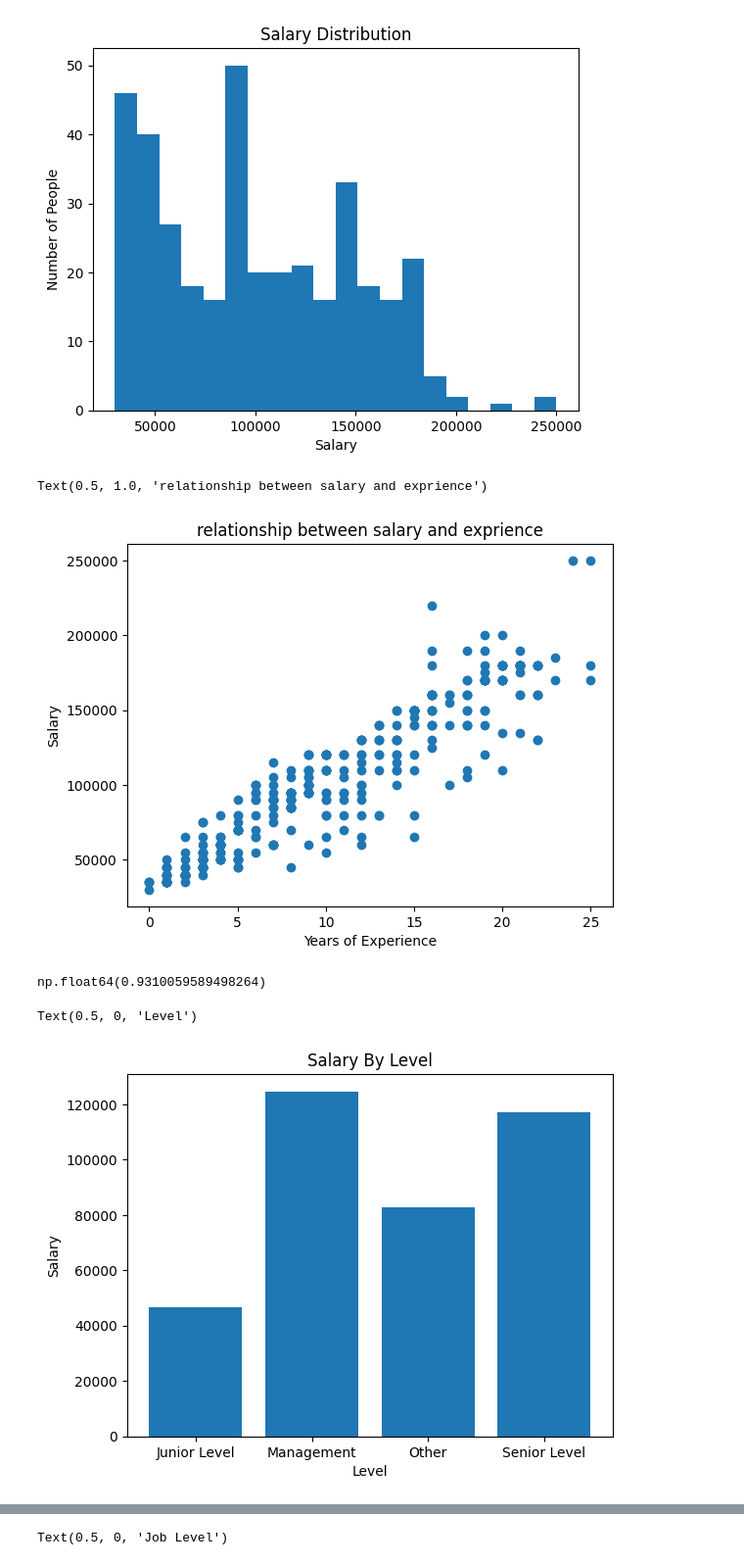
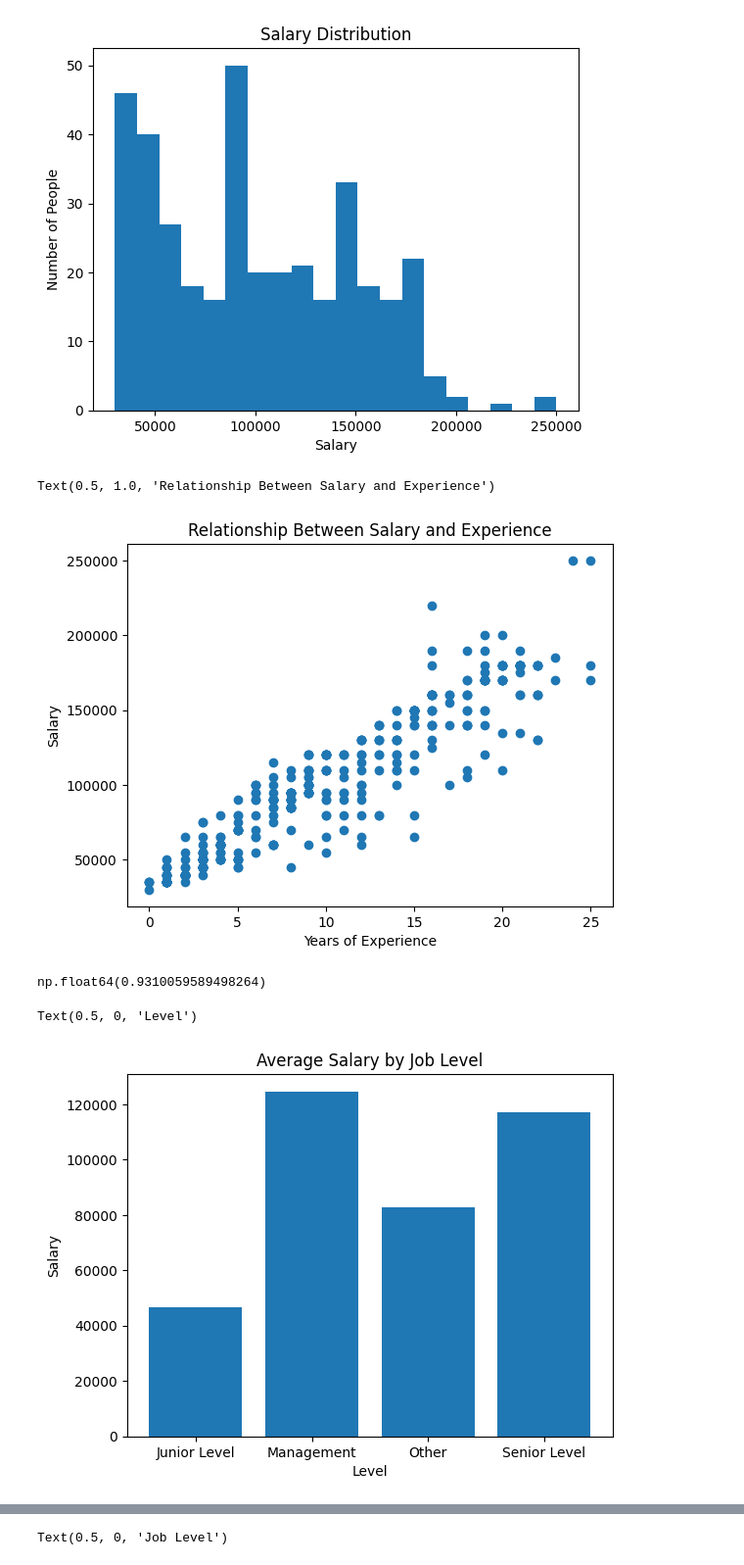
Before and after one commit to Sarajml98/salary-data-analysis, a Jupyter notebook: salary.ipynb, the cells around one changed output, grey strips where cells are left out. Shown at 98% size. Drawn from its saved outputs; the diff is of its cells as text; code cells hidden in the pictures.

```diff
--- a/salary.ipynb
+++ b/salary.ipynb
@@ -85,6 +73,6 @@ Index(['Age', 'Gender', 'Education Level', 'Job Title', 'Years of Experience',
 # %%
 df=df.dropna(subset=['Age', 'Gender', 'Education Level', 'Job Title', 'Years of Experience',
-       'Salary'])
+       'Salary']).copy()
 # %%
 df.isnull().sum()
 # %% [output]
@@ -556,10 +361,10 @@ Text(0.5, 1.0, 'Salary Distribution')
 plt.scatter(df["Years of Experience"], df["Salary"])
 plt.ylabel("Salary")
 plt.xlabel("Years of Experience")
-plt.title("relationship between salary and exprience")
+plt.title("Relationship Between Salary and Experience")
 # %% [output]
-Text(0.5, 1.0, 'relationship between salary and exprience')
+Text(0.5, 1.0, 'Relationship Between Salary and Experience')
-[figure, old version]
+[figure, new version]
 # %%
 df["Years of Experience"].corr(df["Salary"])
 # %% [output]
@@ -568,9 +373,9 @@ np.float64(0.9310059589498264)
 salary_by_level=df.groupby("Job Level")["Salary"].mean()
 # %%
 plt.bar(salary_by_level.index , salary_by_level.values)
-plt.title("Salary By Level")
+plt.title("Average Salary by Job Level")
 plt.ylabel("Salary")
 plt.xlabel("Level")
 # %% [output]
 Text(0.5, 0, 'Level')
-[figure, old version]
+[figure, new version]
```
Also changed, not shown: parts of 34 cells of this notebook.
